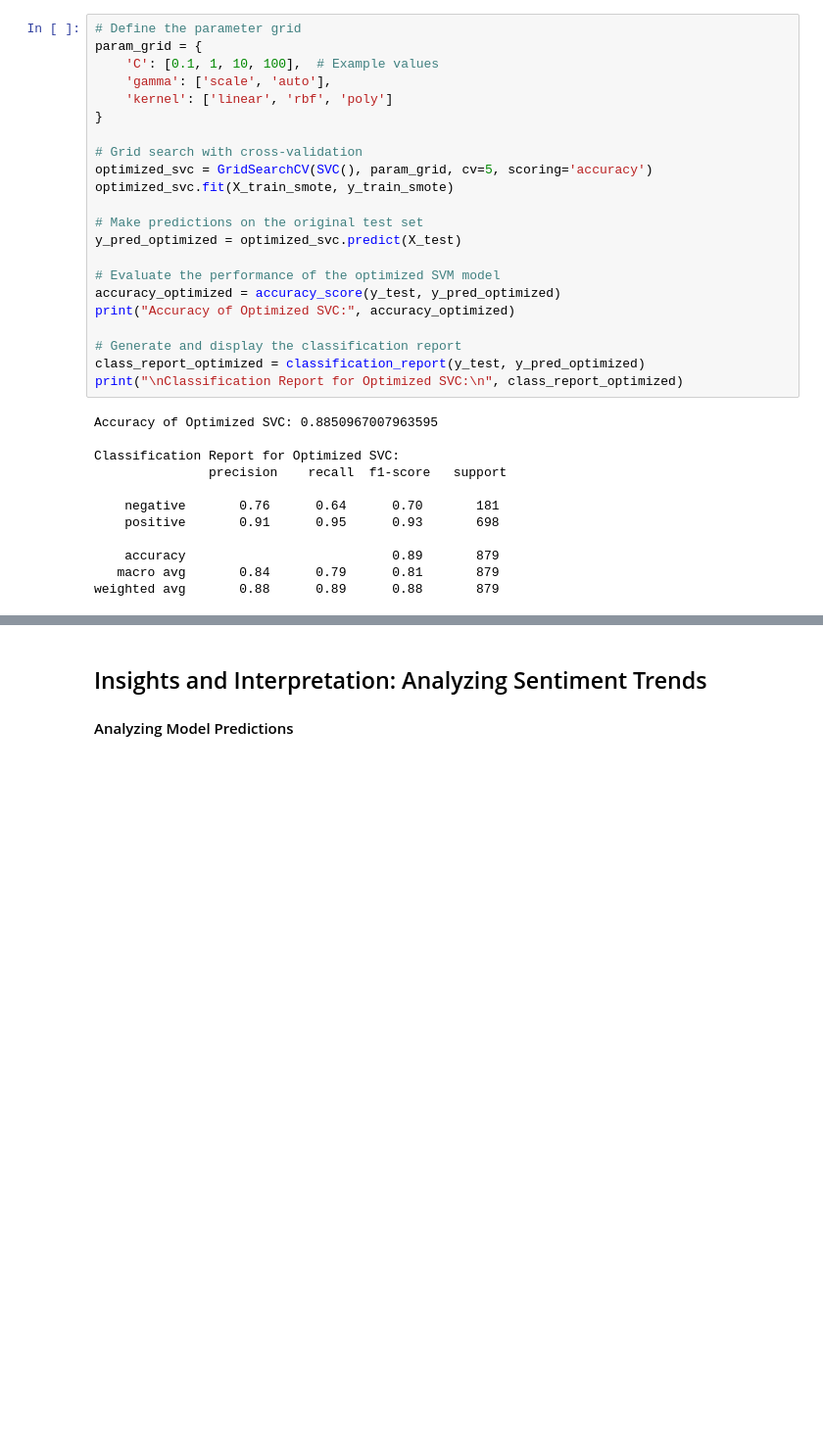
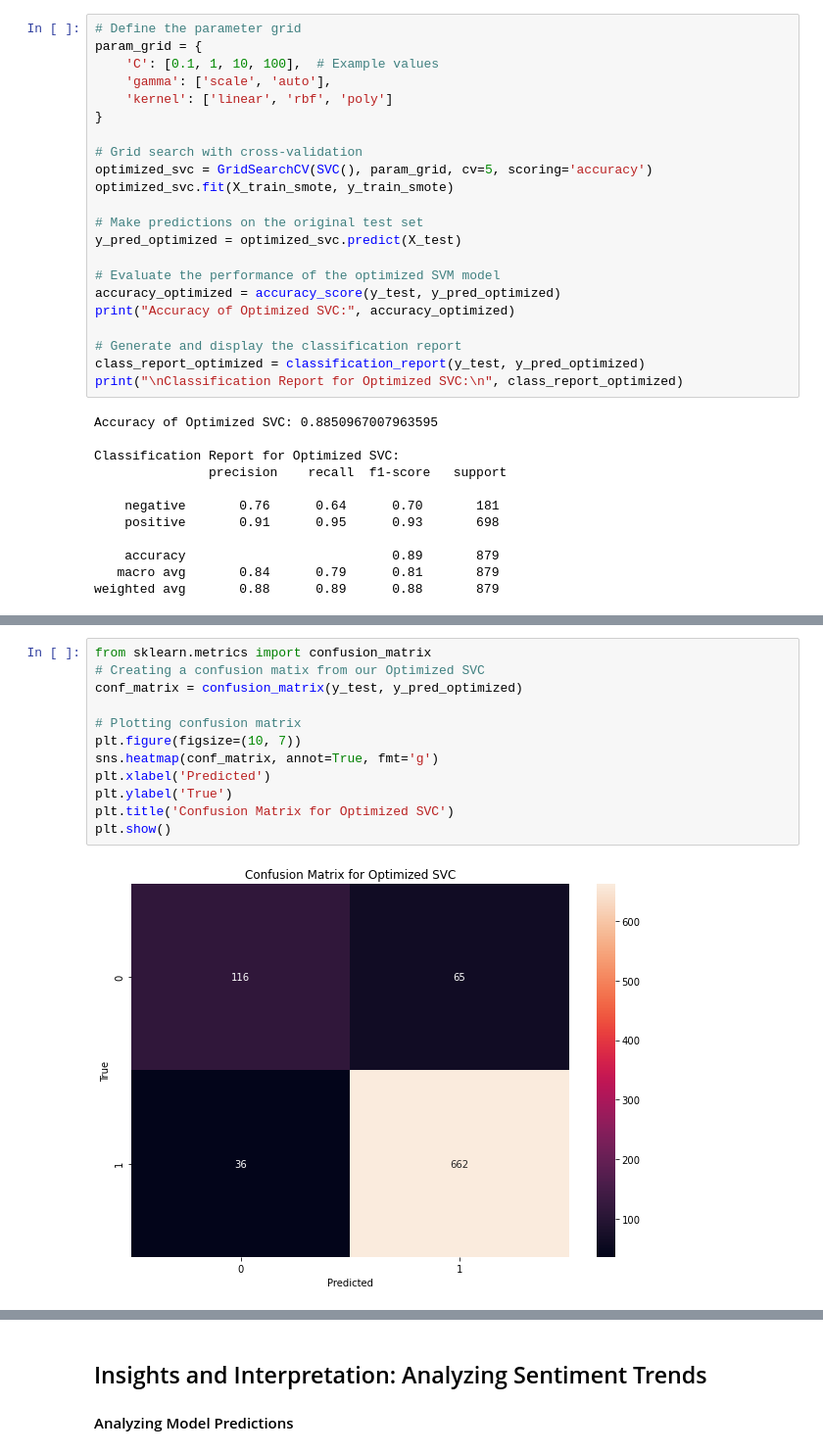
Before and after one commit to nv593/Dog-Food-Analysis, a Jupyter notebook: dog_food_reviews.ipynb, the cells around one changed output, grey strips where cells are left out. Shown at 98% size. Cells and saved outputs as stored; diff of their text form; blank space fills up the shorter version.

```diff
--- a/dog_food_reviews.ipynb
+++ b/dog_food_reviews.ipynb
@@ -1007,0 +1021,14 @@ weighted avg       0.88      0.89      0.88       879
+# %%
+from sklearn.metrics import confusion_matrix
+# Creating a confusion matix from our Optimized SVC
+conf_matrix = confusion_matrix(y_test, y_pred_optimized)
+
+# Plotting confusion matrix
+plt.figure(figsize=(10, 7))
+sns.heatmap(conf_matrix, annot=True, fmt='g')
+plt.xlabel('Predicted')
+plt.ylabel('True')
+plt.title('Confusion Matrix for Optimized SVC')
+plt.show()
+# %% [output]
+[figure, added]
```
Also changed, not shown: parts of 11 cells of this notebook.
